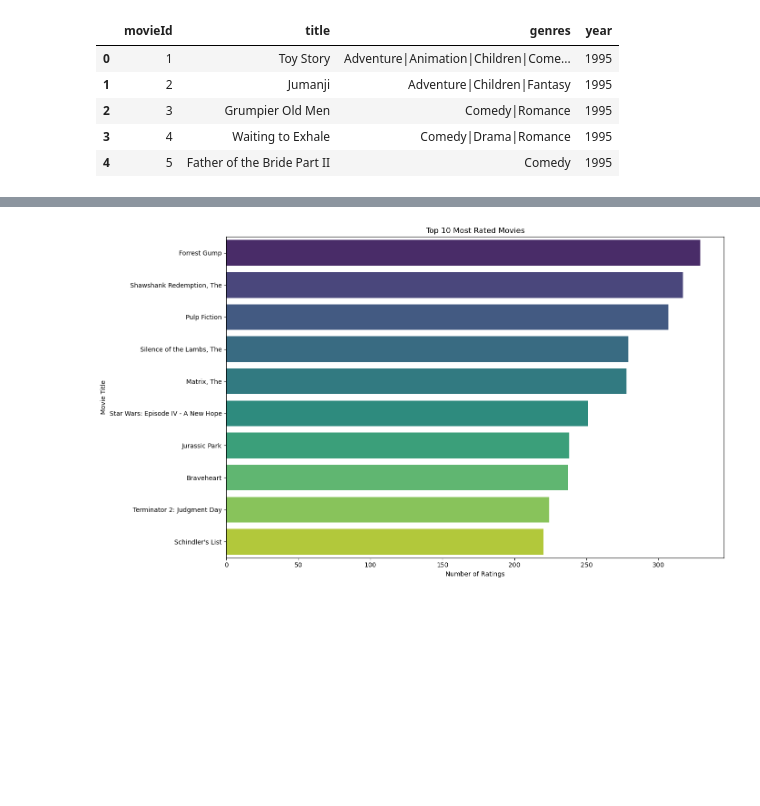
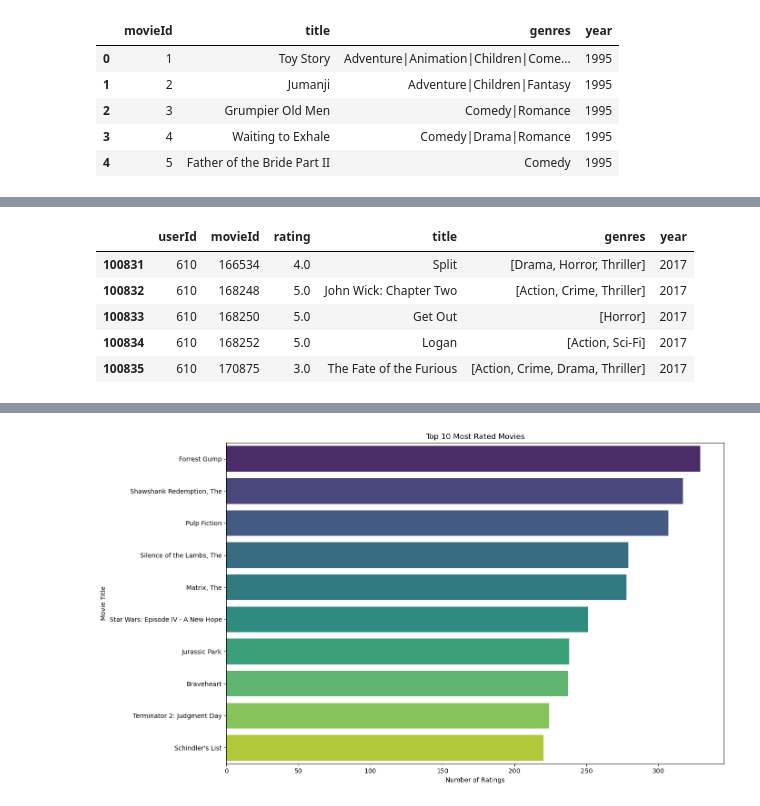
Before and after one commit to dantegaucho/Movie-recommendation-system, a Jupyter notebook: index.ipynb, the cells around one changed output, grey strips where cells are left out. Drawn from its saved outputs; the diff is of its cells as text; code cells hidden in the pictures; blank space fills up the shorter version.

```diff
--- a/index.ipynb
+++ b/index.ipynb
@@ -129,3 +182,17 @@ movie_df.head()
 # %%
 # remove the timestamp column from ratings_df
 ratings_df = ratings_df.drop(columns=['timestamp'])
+# %%
+# drop year upto 1995
+if 'year' not in movie_ratings_df.columns:
+	movie_ratings_df = movie_ratings_df.merge(movie_df[['movieId', 'year']], on='movieId', how='left')
+
+movie_ratings_df = movie_ratings_df[movie_ratings_df['year'].astype(float) >= 1995]
+movie_ratings_df.tail(5)
+# %% [output]
+|  | userId | movieId | rating | title | genres | year |
+| 100831 | 610 | 166534 | 4.0 | Split | [Drama, Horror, Thriller] | 2017 |
+| 100832 | 610 | 168248 | 5.0 | John Wick: Chapter Two | [Action, Crime, Thriller] | 2017 |
+| 100833 | 610 | 168250 | 5.0 | Get Out | [Horror] | 2017 |
+| 100834 | 610 | 168252 | 5.0 | Logan | [Action, Sci-Fi] | 2017 |
+| 100835 | 610 | 170875 | 3.0 | The Fate of the Furious | [Action, Crime, Drama, Thriller] | 2017 |
```
Also changed, not shown: parts of 77 cells of this notebook.
